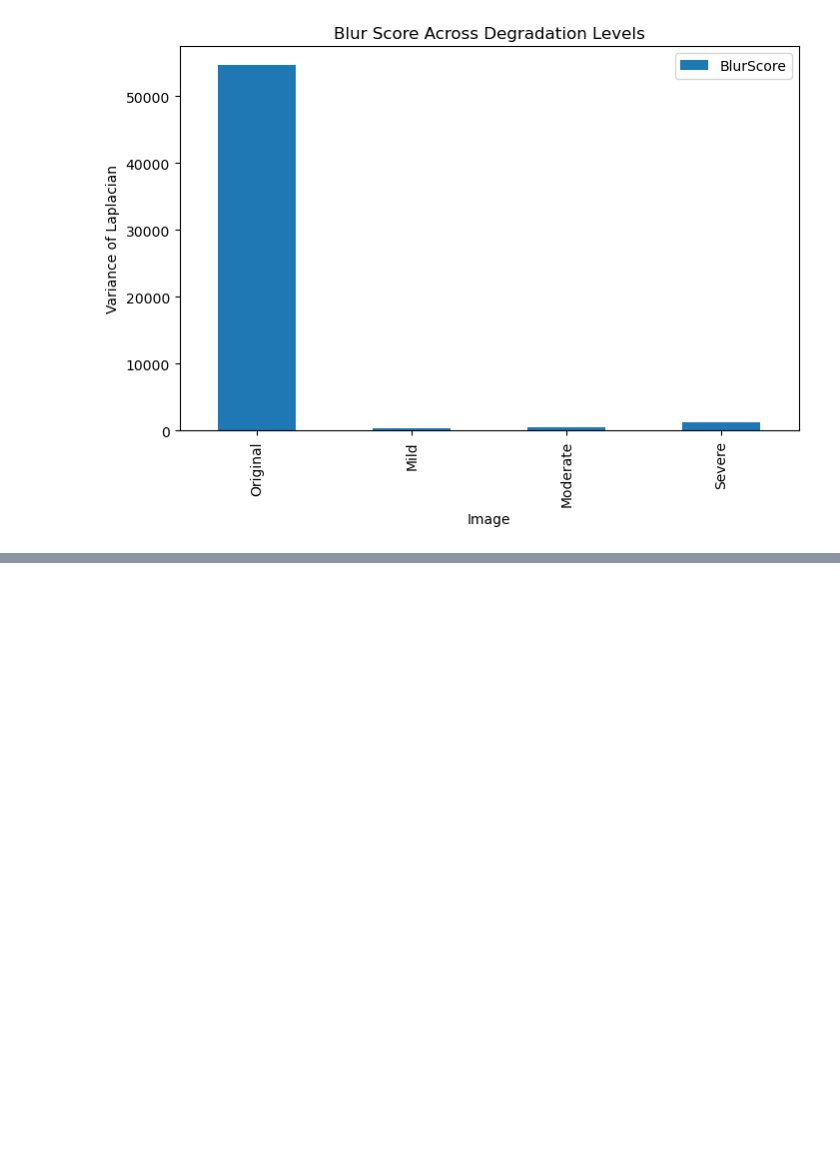
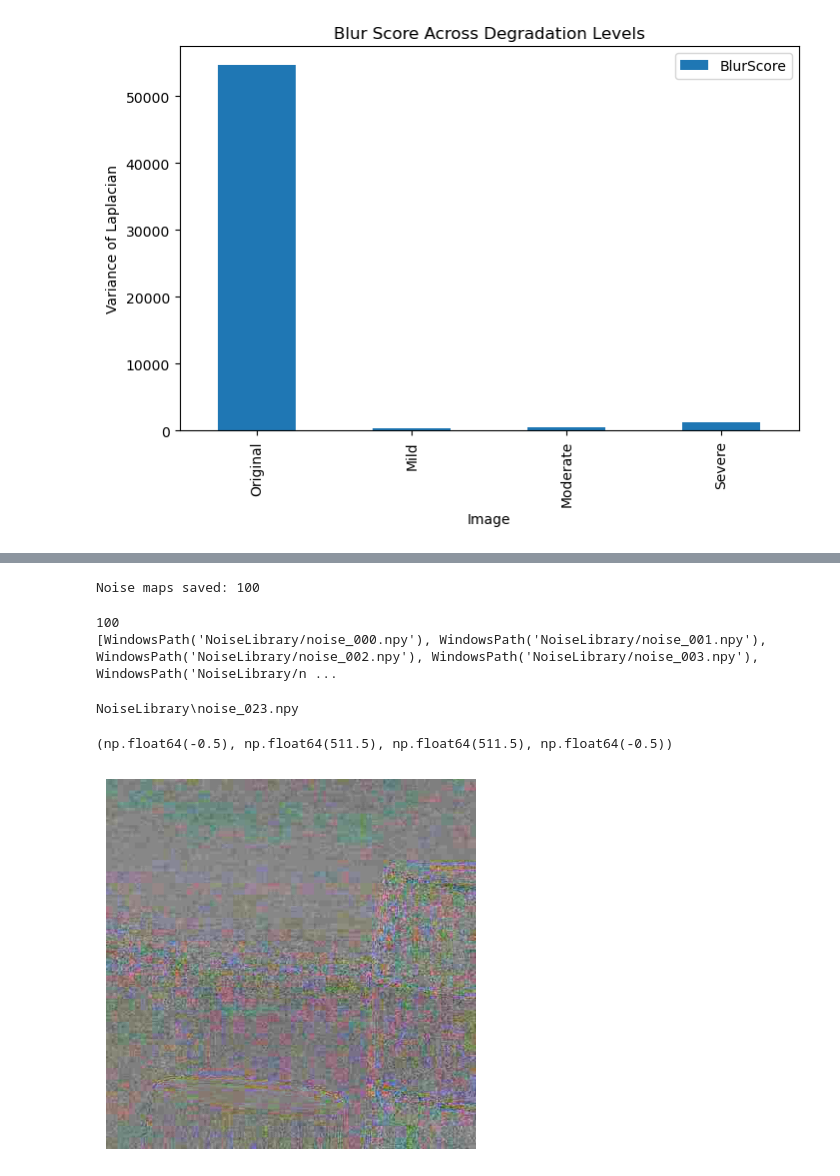
Before and after one commit to sdShaggy/GAFIS, a Jupyter notebook: services/SOCOFing_processing.ipynb, the cells around one changed output, grey strips where cells are left out. Saved outputs shown, nothing was run; the diff lists cells and outputs as text; code cells hidden in the pictures; blank space fills up the shorter version.

```diff
--- a/services/SOCOFing_processing.ipynb
+++ b/services/SOCOFing_processing.ipynb
@@ -588,0 +640,74 @@ plt.show()
+# %%
+import cv2
+import numpy as np
+from pathlib import Path
+import os
+
+cropped = Path("C://Users//sarva//OneDrive//Desktop//GAFIS//dataset_img//PolyU_Noisy//PolyU-Real-World-Noisy-Images-Dataset-master//CroppedImages")
+
+save_dir = Path("NoiseLibrary")
+save_dir.mkdir(exist_ok=True)
+
+mean_files = sorted(cropped.glob("*_mean.JPG"))
+
+count = 0
+
+for mean_path in mean_files:
+
+    real_path = Path(
+        str(mean_path).replace("_mean.JPG", "_real.JPG")
+    )
+
+    if not real_path.exists():
+        continue
+
+    mean = cv2.imread(str(mean_path))
+    real = cv2.imread(str(real_path))
+
+    mean = mean.astype(np.float32)
+    real = real.astype(np.float32)
+
+    noise = real - mean
+
+    np.save(
+        save_dir/f"noise_{count:03d}.npy",
+        noise
+    )
+
+    count += 1
+
+print("Noise maps saved:", count)
+# %% [output]
+Noise maps saved: 100
+# %%
+from pathlib import Path
+
+noise_files = list(Path("NoiseLibrary").glob("*.npy"))
+
+print(len(noise_files))
+print(noise_files[:5])
+# %% [output]
+100
+[WindowsPath('NoiseLibrary/noise_000.npy'), WindowsPath('NoiseLibrary/noise_001.npy'), WindowsPath('NoiseLibrary/noise_002.npy'), WindowsPath('NoiseLibrary/noise_003.npy'), WindowsPath('NoiseLibrary/n ...
+# %%
+import random
+
+random_noise_file = random.choice(noise_files)
+
+print(random_noise_file)
+# %% [output]
+NoiseLibrary\noise_023.npy
+# %%
+noise = np.load(random_noise_file)
+
+display = noise - noise.min()
+display /= display.max()
+display *= 255
+
+display = display.astype(np.uint8)
+
+plt.imshow(cv2.cvtColor(display, cv2.COLOR_BGR2RGB))
+plt.axis("off")
+# %% [output]
+(np.float64(-0.5), np.float64(511.5), np.float64(511.5), np.float64(-0.5))
+[figure, added]
```
Also changed, not shown: parts of 6 cells of this notebook, 47 other files.
